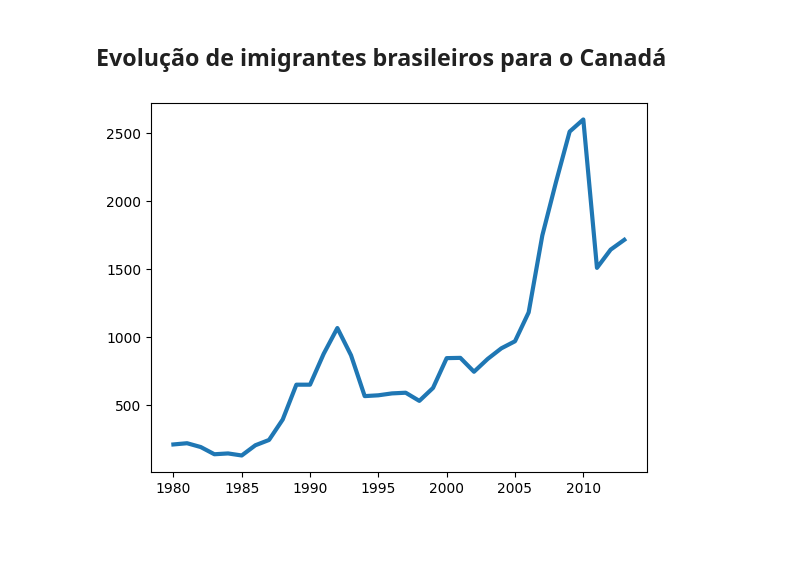
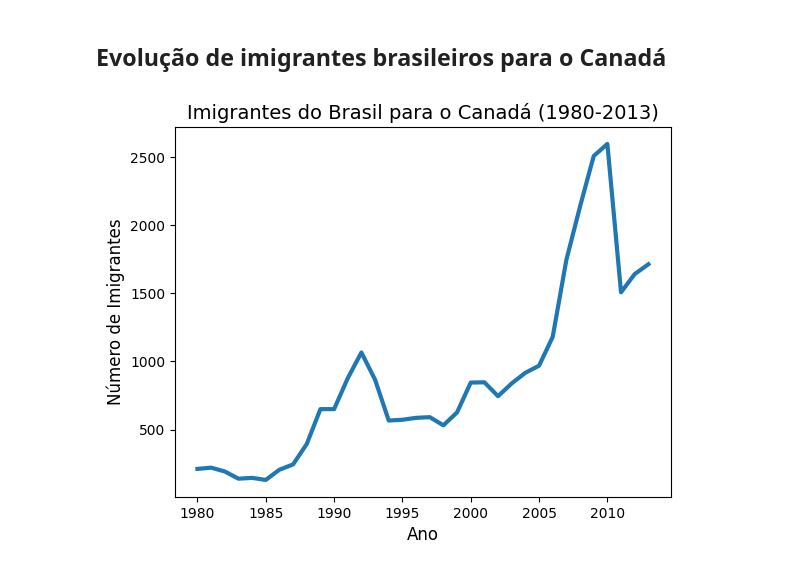
Before and after one commit to ZettaVyte/Analise_Imigrantes_Brasileiros_Canada, a Jupyter notebook: analise_imigrantes_brasileiros.ipynb, the cells around one changed output. Saved outputs shown, nothing was run; the diff lists cells and outputs as text; code cells hidden in the pictures; blank space fills up the shorter version.

Commit message:
Adição de títulos no gráfico brasileiros imigrantes canadá e seus eixos

```diff
--- a/analise_imigrantes_brasileiros.ipynb
+++ b/analise_imigrantes_brasileiros.ipynb
@@ -84,8 +84,12 @@ import matplotlib.pyplot as plt
 # %%
 fig, ax = plt.subplots()
 ax.plot(dados_brasil['ano'], dados_brasil['imigrantes'], lw=3)
 ax.xaxis.set_major_locator(plt.MultipleLocator(5))
 
+ax.set_title('Imigrantes do Brasil para o Canadá (1980-2013)', fontsize=14)
+ax.set_xlabel('Ano', fontsize=12)
+ax.set_ylabel('Número de Imigrantes', fontsize=12)
+
 plt.show()
 # %% [output]
-[figure, old version]
+[figure, new version]
```
